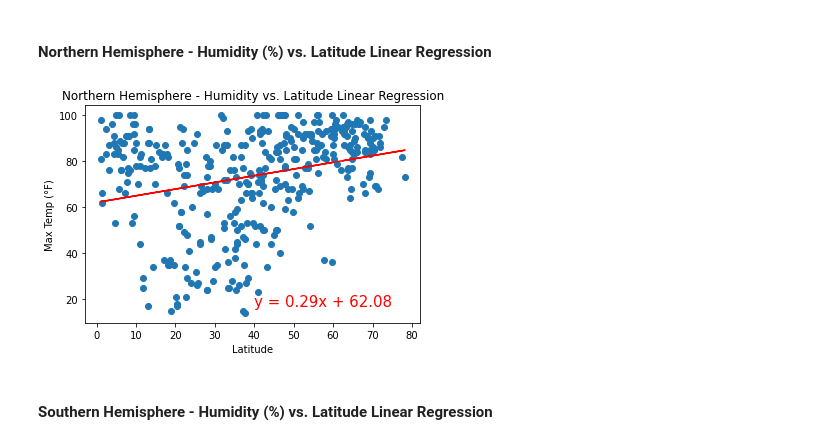
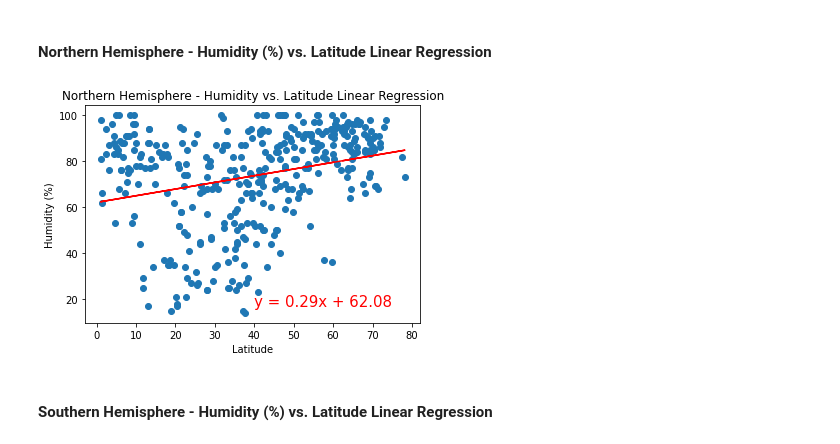
Before and after one commit to joe-m-2020/python-api-challenge, a Jupyter notebook: WeatherPy/WeatherPy.ipynb, the cells around one changed output. Drawn from its saved outputs; the diff is of its cells as text; code cells hidden in the pictures.

```diff
--- a/WeatherPy/WeatherPy.ipynb
+++ b/WeatherPy/WeatherPy.ipynb
@@ -297,16 +297,16 @@ line_eq3 = "y = "+str(round(nh_slope,2))+ "x + " + str(round(nh_int,2))
 # %%
 # plot the data and add line of regression
 
 plt.scatter(north_lats,humidity_north)
 plt.plot(north_lats,nh_fit,"r-")
 plt.annotate(line_eq3,(40,17),fontsize=15,color='red')
 plt.title("Northern Hemisphere - Humidity vs. Latitude Linear Regression")
 plt.xlabel('Latitude')
-plt.ylabel('Max Temp (°F)')
+plt.ylabel('Humidity (%)')
 
 plt.savefig(r'C:\Users\Joe\Documents\Boot_Camp\Homework\Week_6\06-Python-APIs\python-api-challenge\WeatherPy\Figures\North_Humidity_vs_Latitude.png')
 # %% [output]
-[figure, old version]
+[figure, new version]
 # %% [markdown]
 ####  Southern Hemisphere - Humidity (%) vs. Latitude Linear Regression
 # %%
```
Also changed, not shown: parts of 15 cells of this notebook, 6 other files.
